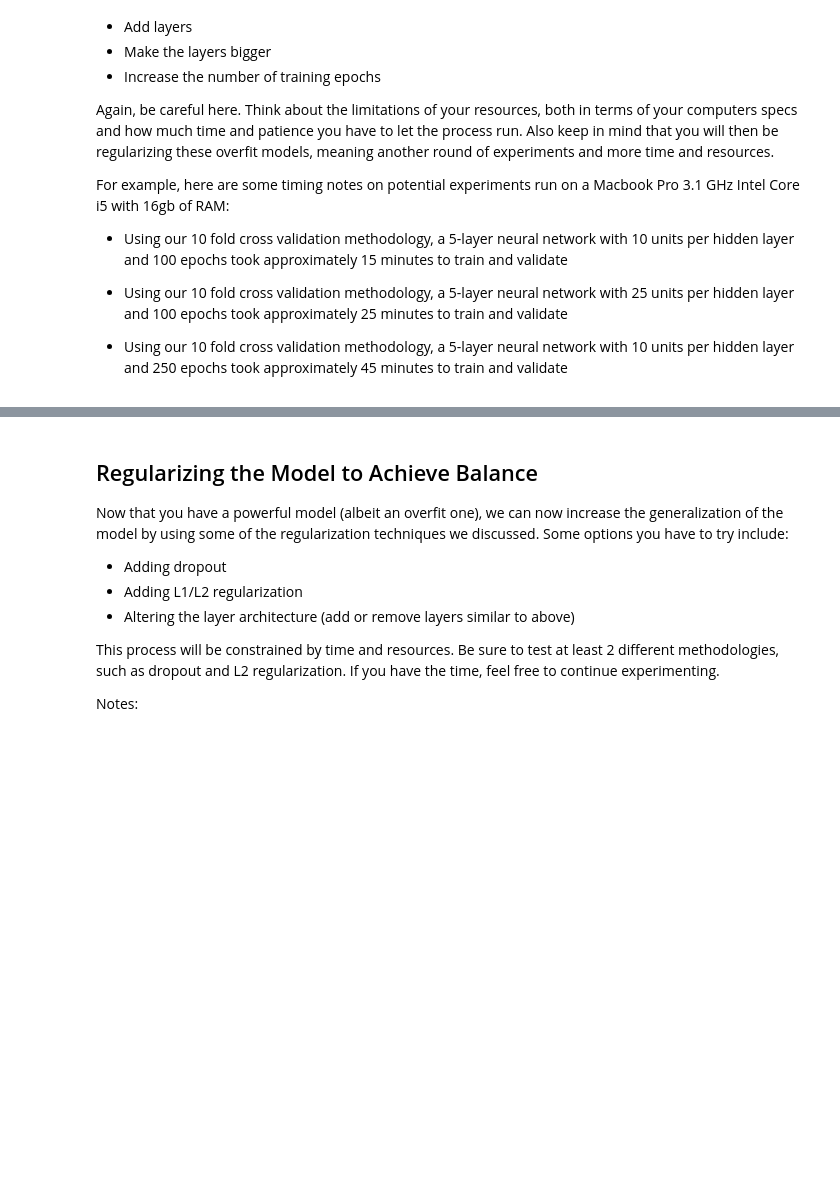
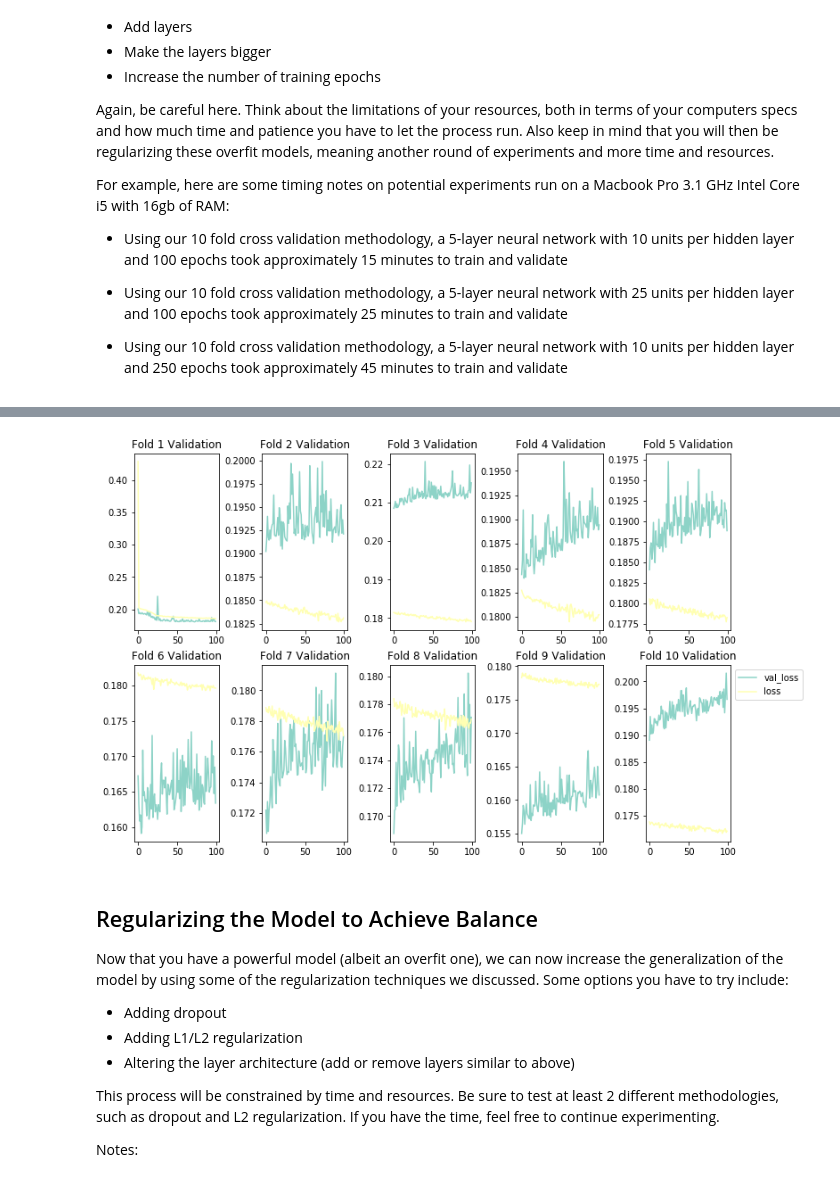
Before and after one commit to MissAle17/dsc-04-42-06-tuning-and-optimizing-neural-networks-lab-online-ds-sp-000, a Jupyter notebook: index.ipynb, the cells around one changed output, grey strips where cells are left out. Drawn from its saved outputs; the diff is of its cells as text; code cells hidden in the pictures; blank space fills up the shorter version.

```diff
--- a/index.ipynb
+++ b/index.ipynb
@@ -247,0 +246,21 @@ For example, here are some timing notes on potential experiments run on a Macboo
+# %%
+#Your code here; try some methods to overfit your network
+
+np.random.seed(123)
+model = Sequential()
+model.add(Dense(7, input_dim=23, kernel_initializer='normal', activation='relu'))
+model.add(Dense(25, activation='relu'))
+model.add(Dense(25, activation='relu'))
+model.add(Dense(25, activation='relu'))
+model.add(Dense(1, kernel_initializer='normal', activation = 'linear'))
+model.compile(optimizer="sgd" ,loss='mse',metrics=['mse'])
+
+
+now = datetime.datetime.now()
+
+k_folds(X_train, y_train, model)
+
+later = datetime.datetime.now()
+elapsed = later - now
+print('Time Elapsed:', elapsed)
+# %% [output]
@@ -248,3 +280,4 @@ For example, here are some timing notes on potential experiments run on a Macboo
+[figure, added]
 # %%
 #Your code here; try some methods to overfit your network
 # %%
```
Also changed, not shown: parts of 2 cells of this notebook.
